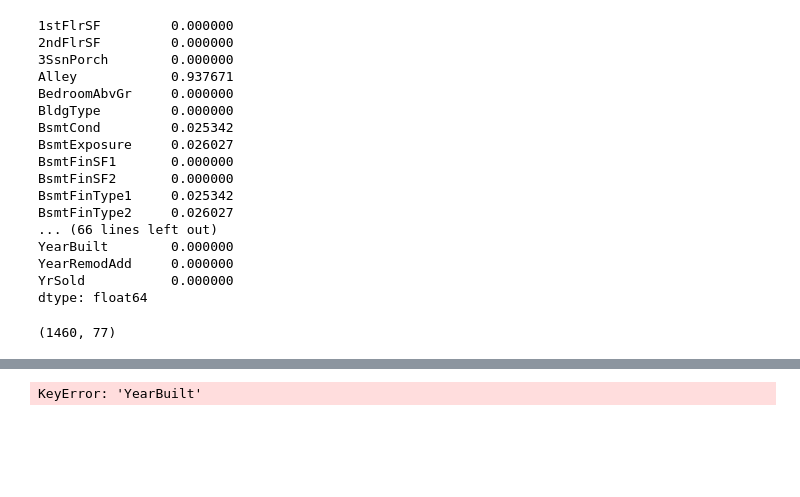
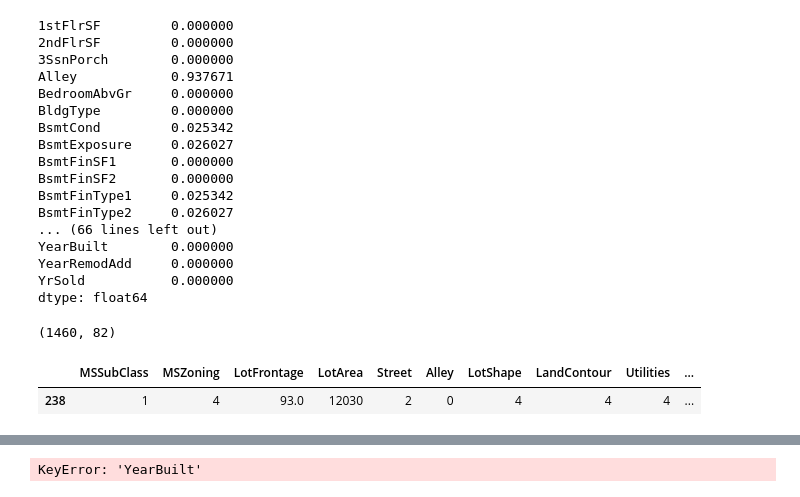
Before and after one commit to dtourolle/house_price_kaggle, a Jupyter notebook: notebooks/EDA.ipynb, the cells around one changed output, grey strips where cells are left out. Cells and saved outputs as stored; diff of their text form; code cells hidden in the pictures; blank space fills up the shorter version.

```diff
--- a/notebooks/EDA.ipynb
+++ b/notebooks/EDA.ipynb
@@ -81,9 +94,14 @@ df_raw.drop(axis=1,columns=['Id','PoolQC','MiscFeature','Fence','Alley','Firepla
 # %%
 df_new = df_raw.query('YearRemodAdd>1940')
 # %%
-df, y, nas = proc_df(df_new, 'SalePrice')
+df, y, nas = proc_df(df_raw, 'SalePrice')
 df.shape
 # %% [output]
-(1460, 77)
+(1460, 82)
+# %%
+display_all(df.iloc[238:239])
+# %% [output]
+|  | MSSubClass | MSZoning | LotFrontage | LotArea | Street | Alley | LotShape | LandContour | Utilities | ... |
+| 238 | 1 | 4 | 93.0 | 12030 | 2 | 0 | 4 | 4 | 4 | ... |
 # %%
 #A bit of feature engineering
```
Also changed, not shown: parts of 11 cells of this notebook.
